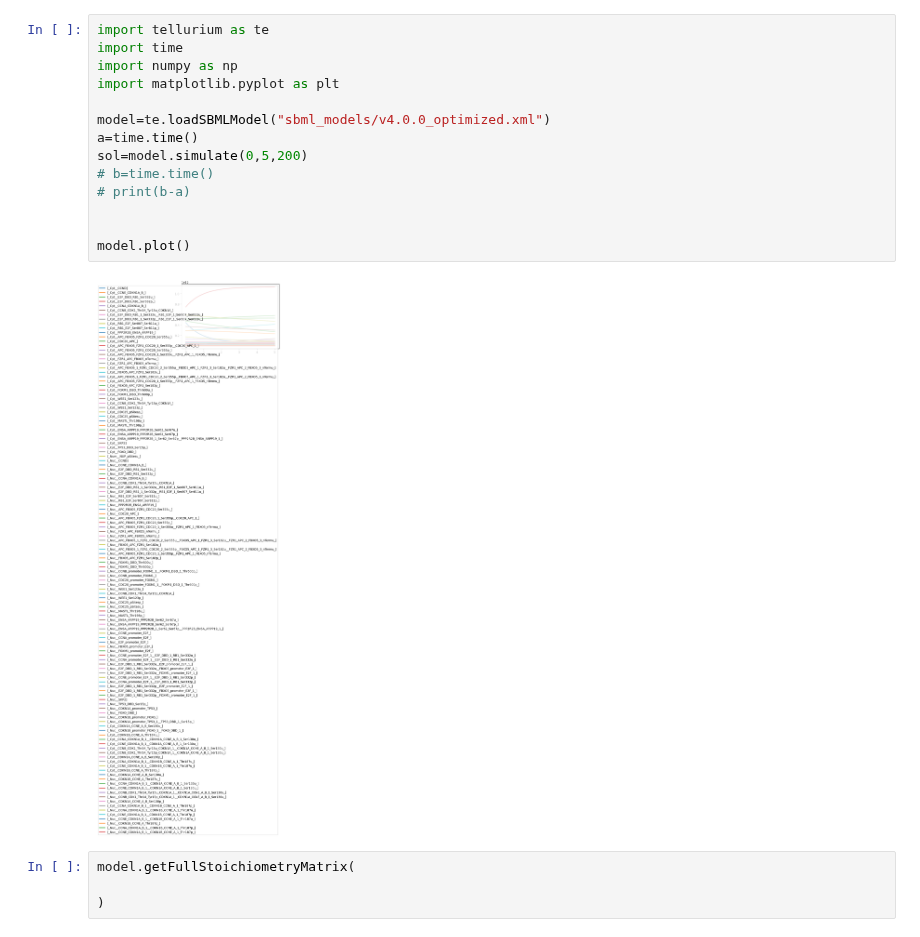
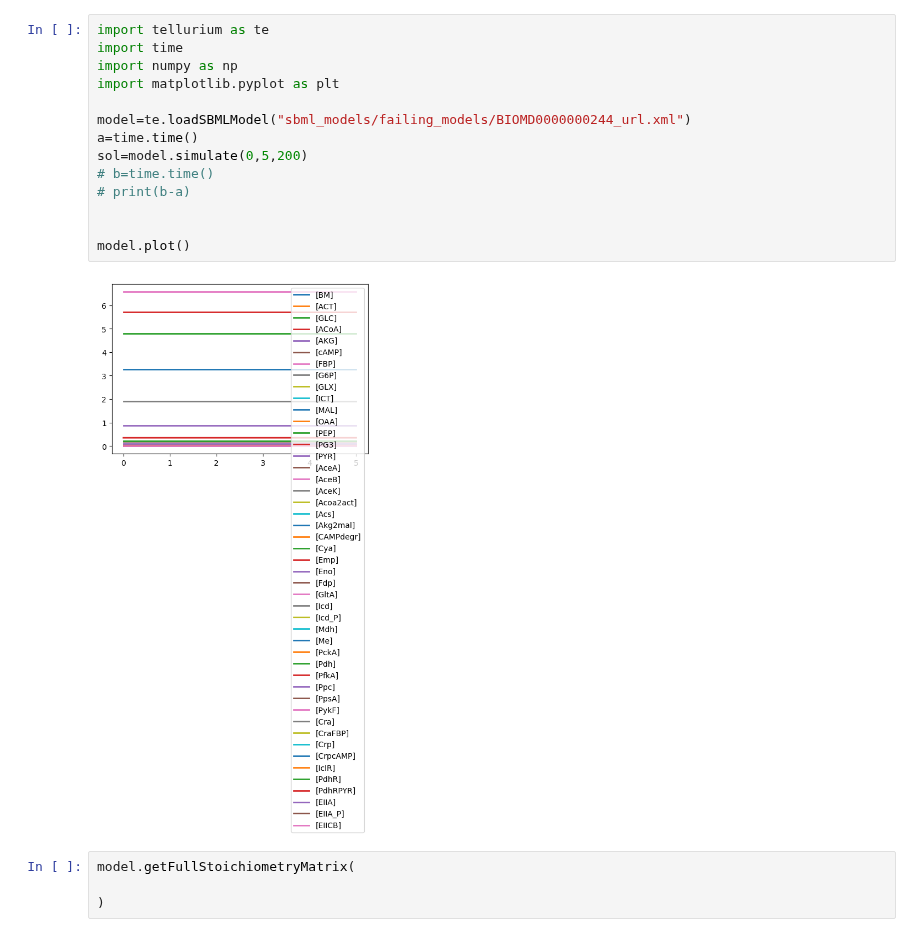
Before and after one commit to mahdi-shafiei/jaxkineticmodel, a Jupyter notebook: jax_implementation/developing_sbml/tellurium_test.ipynb, the cells around one changed output. Saved outputs shown, nothing was run; the diff lists cells and outputs as text.

```diff
--- a/jax_implementation/developing_sbml/tellurium_test.ipynb
+++ b/jax_implementation/developing_sbml/tellurium_test.ipynb
@@ -1,19 +1,19 @@
 # %%
 import tellurium as te
 import time
 import numpy as np
 import matplotlib.pyplot as plt
 
-model=te.loadSBMLModel("sbml_models/v4.0.0_optimized.xml")
+model=te.loadSBMLModel("sbml_models/failing_models/BIOMD0000000244_url.xml")
 a=time.time()
 sol=model.simulate(0,5,200)
 # b=time.time()
 # print(b-a)
 
 
 model.plot()
 # %% [output]
-[figure, old version]
+[figure, new version]
 # %%
 model.getFullStoichiometryMatrix(
 
```
Also changed, not shown: 18 other files.
